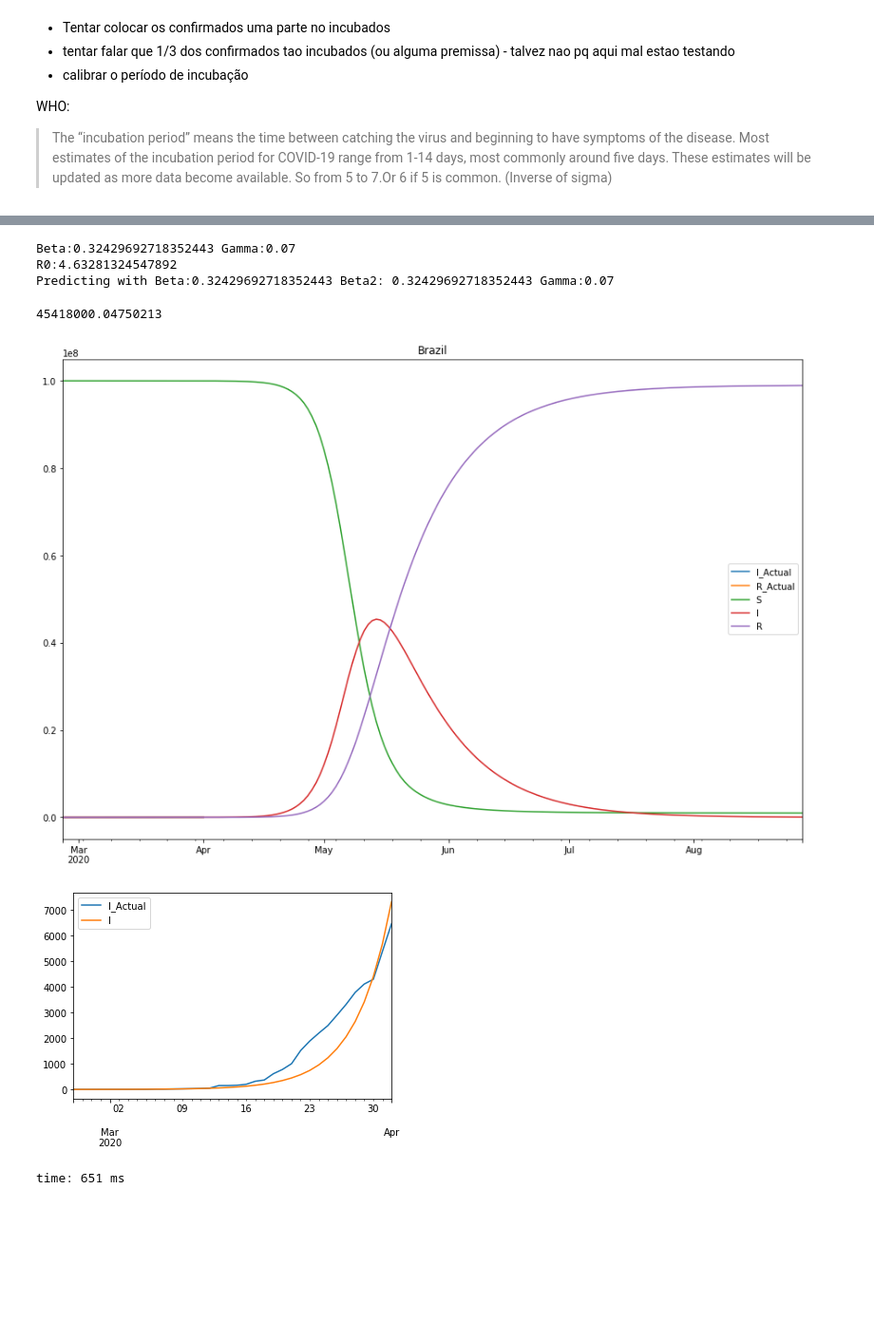
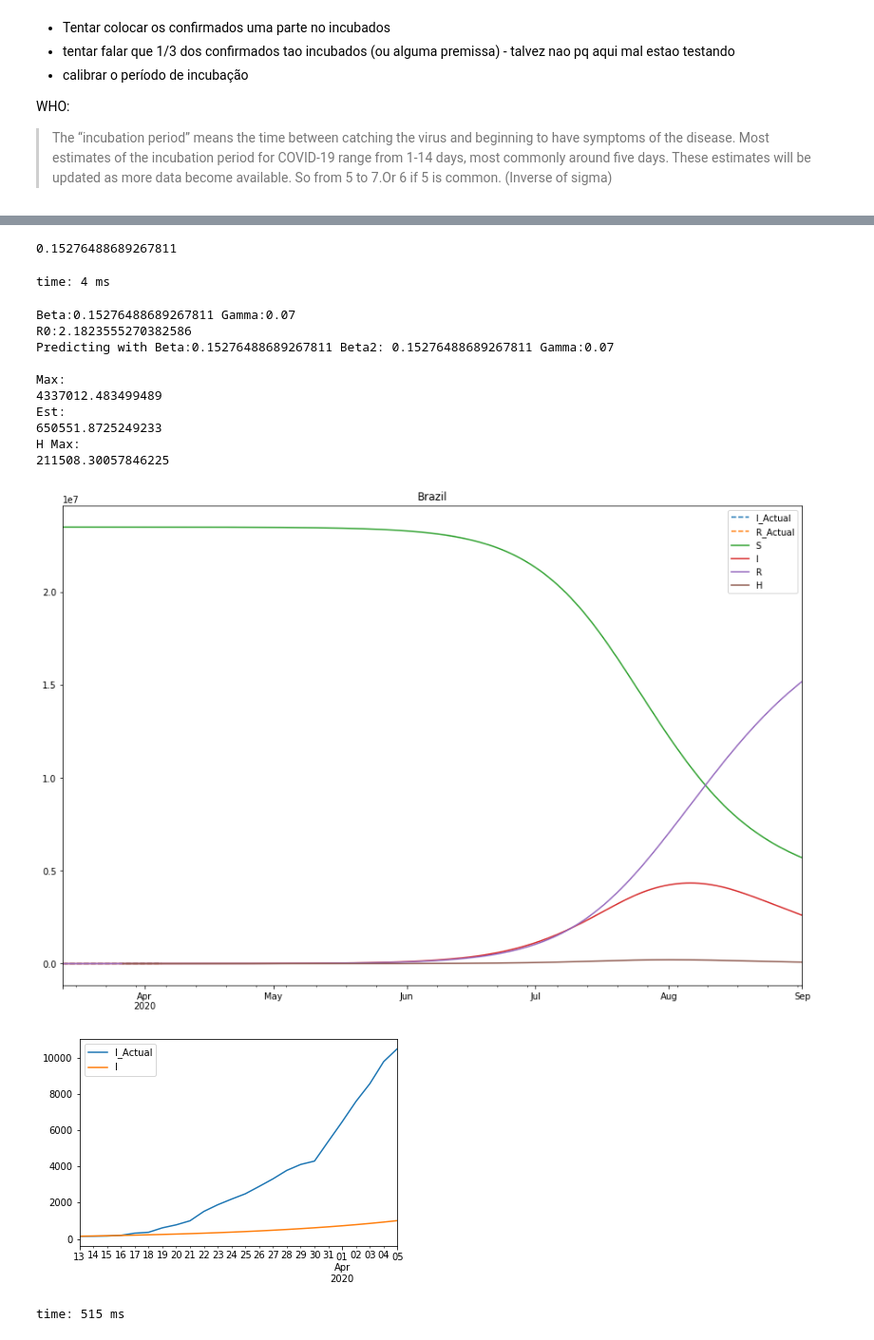
Before and after one commit to comunidadexp/sirfh-covid, a Jupyter notebook: Covid Spread Model.ipynb, the cells around one changed output, grey strips where cells are left out. Shown: that part at 95% size. Drawn from its saved outputs; the diff is of its cells as text; code cells hidden in the pictures; blank space fills up the shorter version.

Commit message:
Implemented rolling betas and S0 estimation

```diff
--- a/Covid Spread Model.ipynb
+++ b/Covid Spread Model.ipynb
@@ -329,0 +354,3 @@ time: 605 ms
+# %%
+fraction_pop = (9+45)/2/230
+fraction_pop
@@ -330,19 +403,43 @@ time: 605 ms
+# %%
+italy_beta
+# %% [output]
+0.15276488689267811
+time: 4 ms
 # %%
 t1 = SIR('Brazil',
-                 N=100e6,
-                 alpha=0.7,
-                 betaBounds = (0.1, 0.4),
-                 gammaBounds = (0.07, 0.1),
+         N=200e6 * (9+45)/2/230,
+         #N=1e6,
+         alpha=0.7,
+         betaBounds = (0.1, 0.4),
+         gammaBounds = (0.07, 0.1),
+         nth = 100,
+         hospRate = 0.05,
+         daysToHosp = 1, #big for detction
+         daysToLeave = 12,
+         infectedAssumption = 1,
+         forcedBeta = italy_beta,
                 )
+#lockdown brazil 24/03
 t1.train()
 t1.main_plot()
 t1.I_fit_plot()
-t1.df.I.max()
+print('\nMax:')
+print(t1.df.I.max())
+print('Est:')
+print(t1.df.I.max()*.15)
+print('H Max:')
+print(t1.df['H'].max())
 # %% [output]
-Beta:0.32429692718352443 Gamma:0.07
-R0:4.63281324547892
-Predicting with Beta:0.32429692718352443 Beta2: 0.32429692718352443 Gamma:0.07
+Beta:0.15276488689267811 Gamma:0.07
+R0:2.1823555270382586
+Predicting with Beta:0.15276488689267811 Beta2: 0.15276488689267811 Gamma:0.07
+
+Max:
+4337012.483499489
+Est:
+650551.8725249233
+H Max:
+211508.30057846225
-45418000.04750213
-[figure, old version]
+[figure, new version]
-[figure, old version]
+[figure, new version]
-time: 651 ms
+time: 515 ms
```
Also changed, not shown: parts of 62 cells of this notebook, 3 other files.
